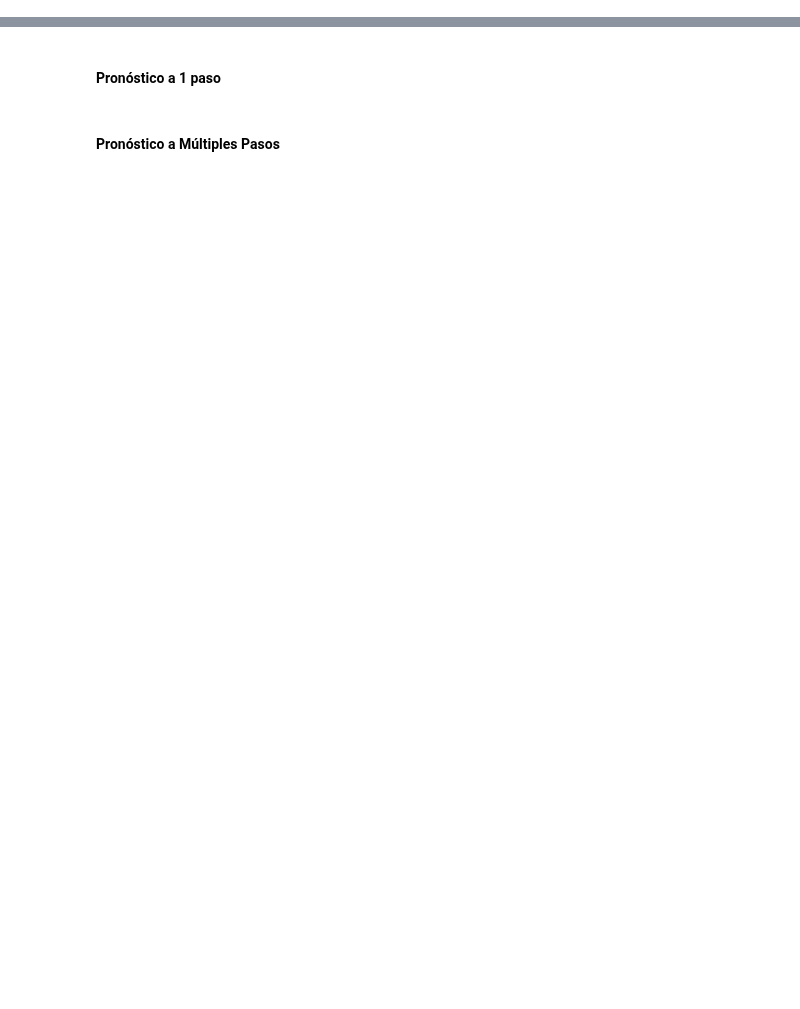
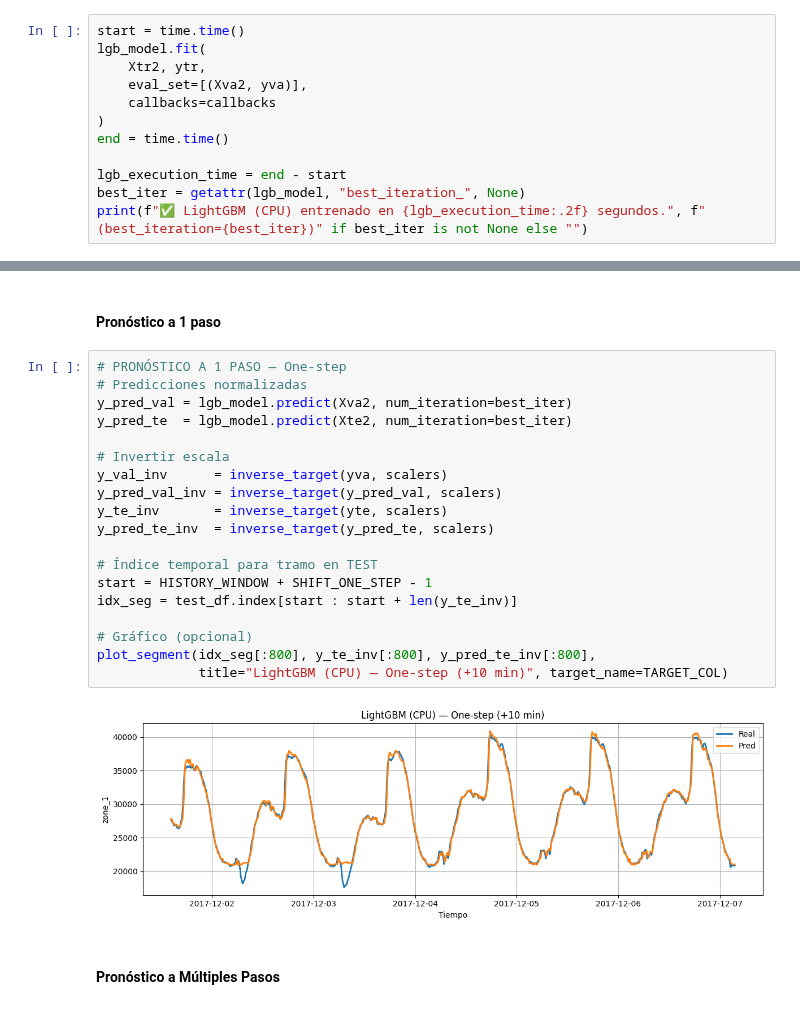
Before and after one commit to DCajiao/Time-series-forecast-of-energy-consumption-in-Tetouan-City, a Jupyter notebook: notebooks/02_assembly_model_modeling.ipynb, the cells around one changed output, grey strips where cells are left out. Drawn from its saved outputs; the diff is of its cells as text; blank space fills up the shorter version.

Commit message:
Terminado lightgbm, Tiempo de entrenamiento por modelo, Supresión de Warnings

```diff
--- a/notebooks/02_assembly_model_modeling.ipynb
+++ b/notebooks/02_assembly_model_modeling.ipynb
@@ -450,0 +468,12 @@ plot_segment(idx_future, y_true_rec, y_pred_rec,
+# %%
+start = time.time()
+lgb_model.fit(
+    Xtr2, ytr,
+    eval_set=[(Xva2, yva)],
+    callbacks=callbacks
+)
+end = time.time()
+
+lgb_execution_time = end - start
+best_iter = getattr(lgb_model, "best_iteration_", None)
+print(f"✅ LightGBM (CPU) entrenado en {lgb_execution_time:.2f} segundos.", f"(best_iteration={best_iter})" if best_iter is not None else "")
@@ -453,4 +518,25 @@ plot_segment(idx_future, y_true_rec, y_pred_rec,
 # %% [markdown]
 #### Pronóstico a 1 paso
+# %%
+# PRONÓSTICO A 1 PASO — One-step
+# Predicciones normalizadas
+y_pred_val = lgb_model.predict(Xva2, num_iteration=best_iter)
+y_pred_te  = lgb_model.predict(Xte2, num_iteration=best_iter)
+
+# Invertir escala
+y_val_inv      = inverse_target(yva, scalers)
+y_pred_val_inv = inverse_target(y_pred_val, scalers)
+y_te_inv       = inverse_target(yte, scalers)
+y_pred_te_inv  = inverse_target(y_pred_te, scalers)
+
+# Índice temporal para tramo en TEST
+start = HISTORY_WINDOW + SHIFT_ONE_STEP - 1
+idx_seg = test_df.index[start : start + len(y_te_inv)]
+
+# Gráfico (opcional)
+plot_segment(idx_seg[:800], y_te_inv[:800], y_pred_te_inv[:800],
+             title="LightGBM (CPU) — One-step (+10 min)", target_name=TARGET_COL)
+# %% [output]
+[figure, added]
 # %% [markdown]
 #### Pronóstico a Múltiples Pasos
```
Also changed, not shown: parts of 10 cells of this notebook.
